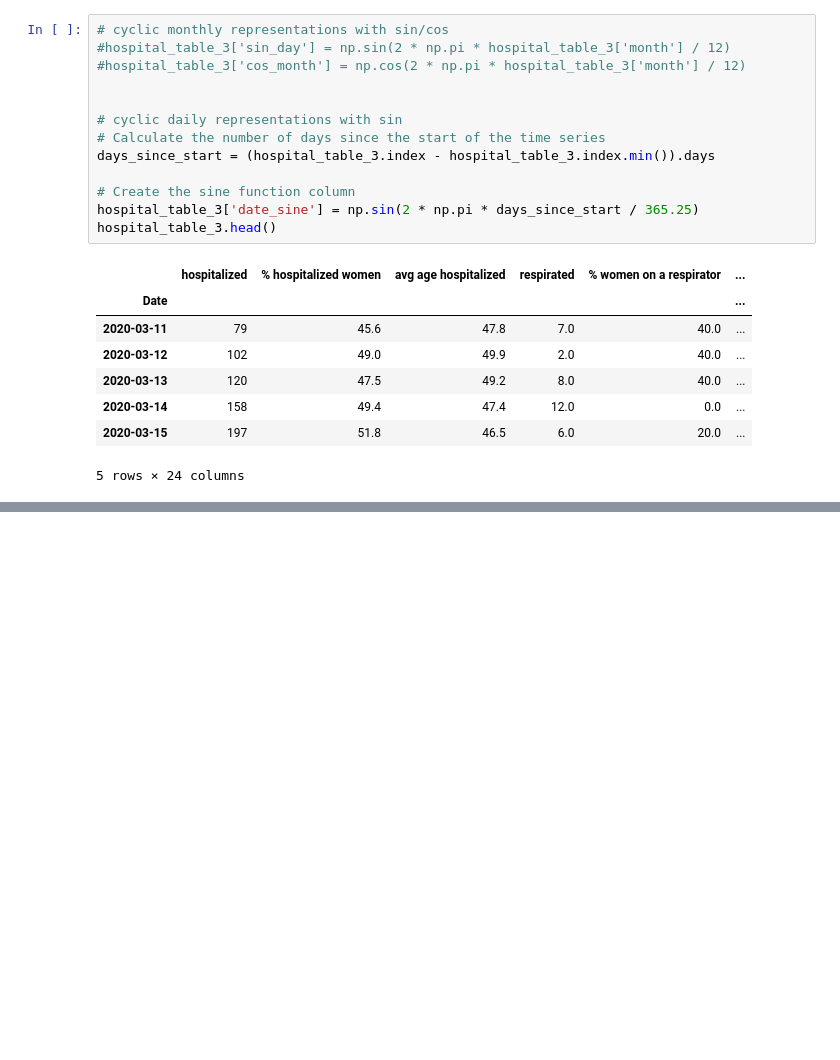
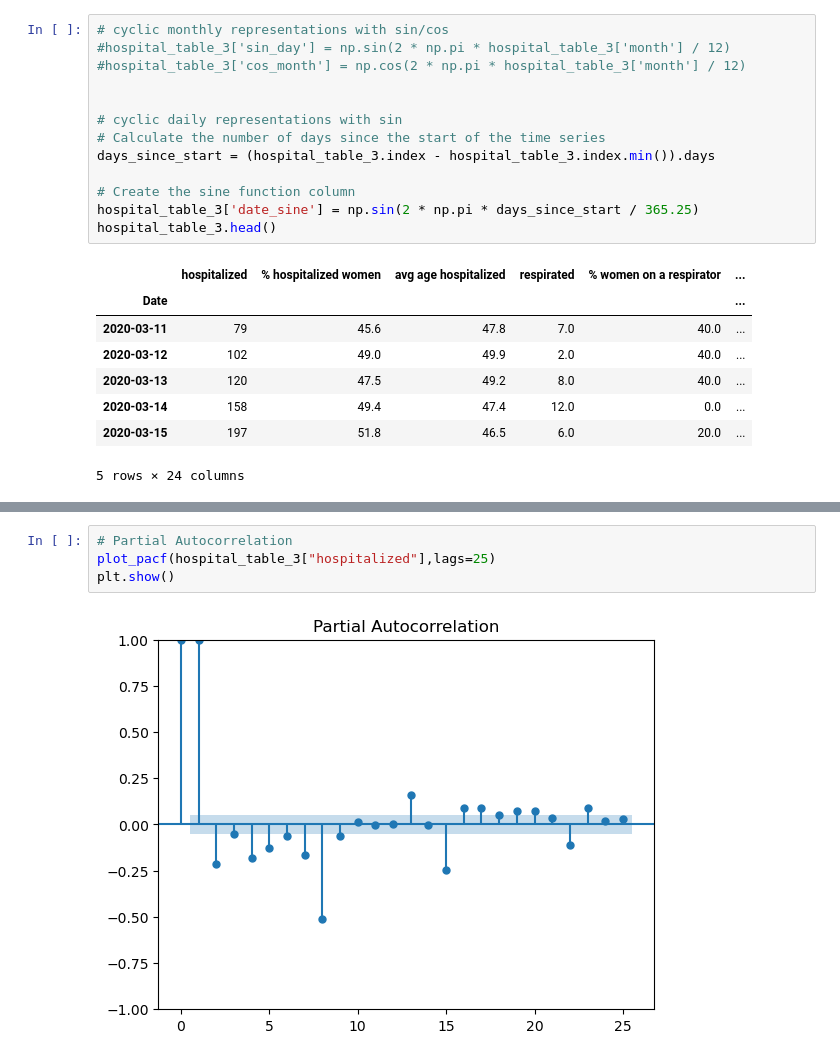
Before and after one commit to Shunit-Mazeh/Covid19-Project, a Jupyter notebook: covid19-hospitalization-graphs.ipynb, the cells around one changed output, grey strips where cells are left out. Drawn from its saved outputs; the diff is of its cells as text; blank space fills up the shorter version.

```diff
--- a/covid19-hospitalization-graphs.ipynb
+++ b/covid19-hospitalization-graphs.ipynb
@@ -336,0 +345,6 @@ hospital_table_3.head()
+# %%
+# Partial Autocorrelation
+plot_pacf(hospital_table_3["hospitalized"],lags=25)
+plt.show()
+# %% [output]
+[figure, added]
```
Also changed, not shown: parts of 1 cell of this notebook.
